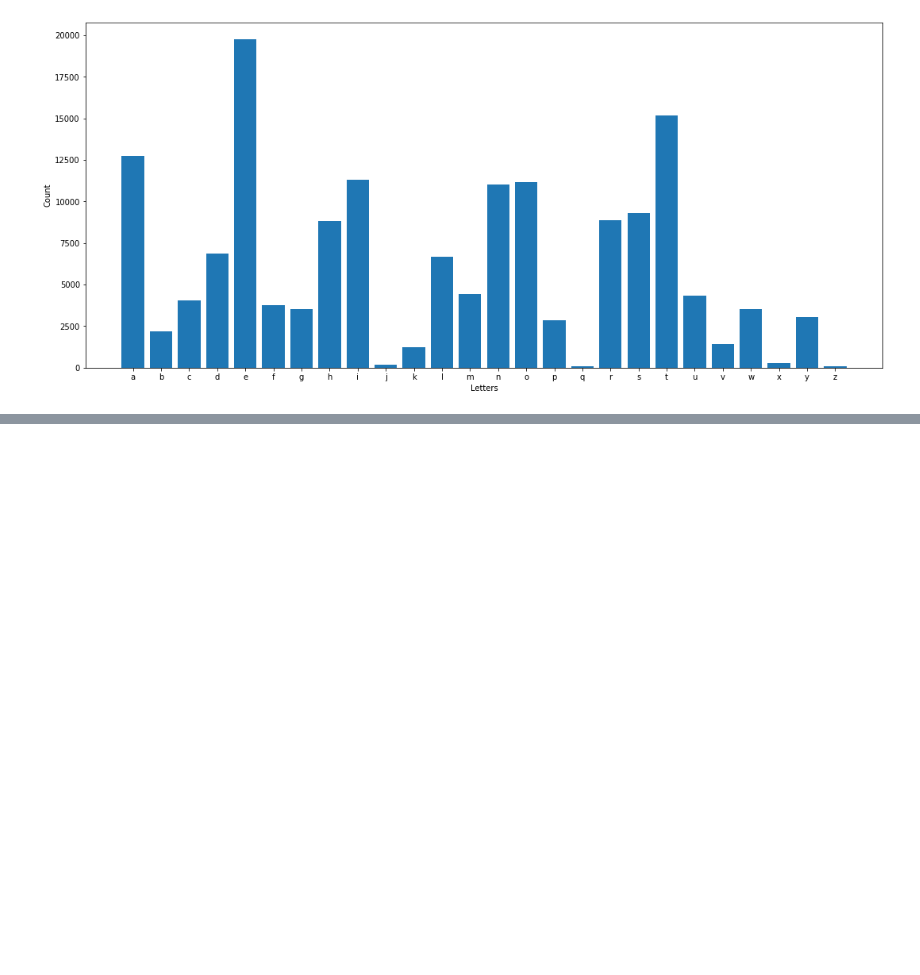
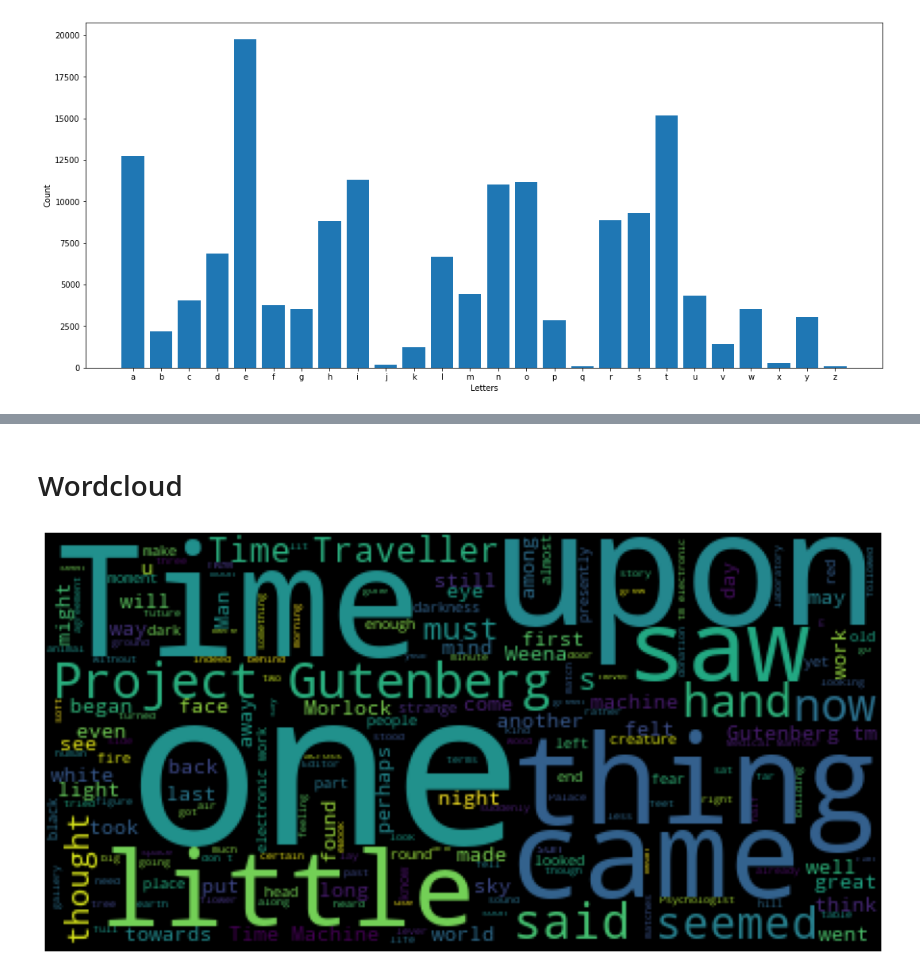
Before and after one commit to dantebarross/scientific-projects-with-python, a Jupyter notebook: Entropy_in_language.ipynb, the cells around one changed output, grey strips where cells are left out. Drawn from its saved outputs; the diff is of its cells as text; code cells hidden in the pictures; blank space fills up the shorter version.

```diff
--- a/Entropy_in_language.ipynb
+++ b/Entropy_in_language.ipynb
@@ -123,0 +199,12 @@ plt.show()
+# %% [markdown]
+# Wordcloud
+# %%
+from wordcloud import WordCloud
+
+wordcloud = WordCloud().generate(text)
+plt.figure(figsize=[18, 8])
+plt.imshow(wordcloud)
+plt.axis('off')
+plt.show()
+# %% [output]
+[figure, added]
```
Also changed, not shown: parts of 13 cells of this notebook.
